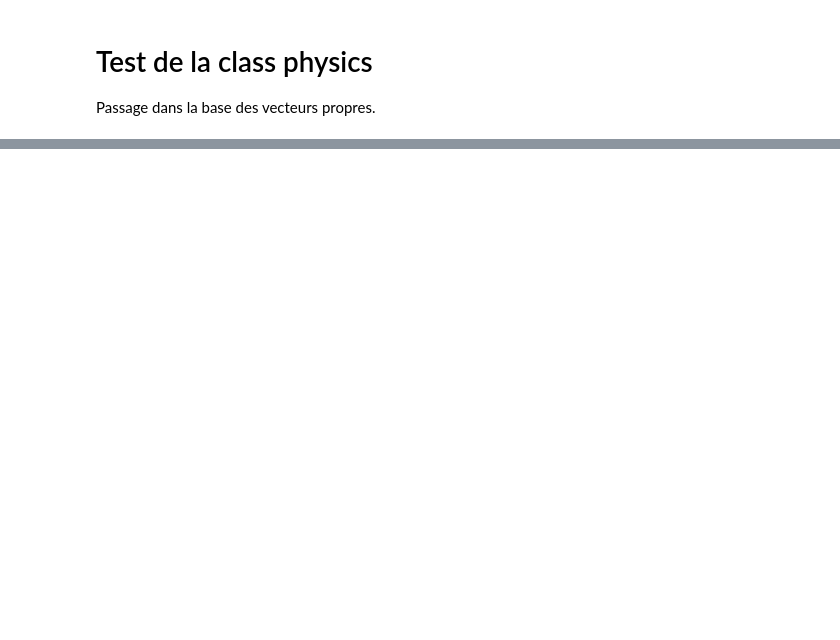
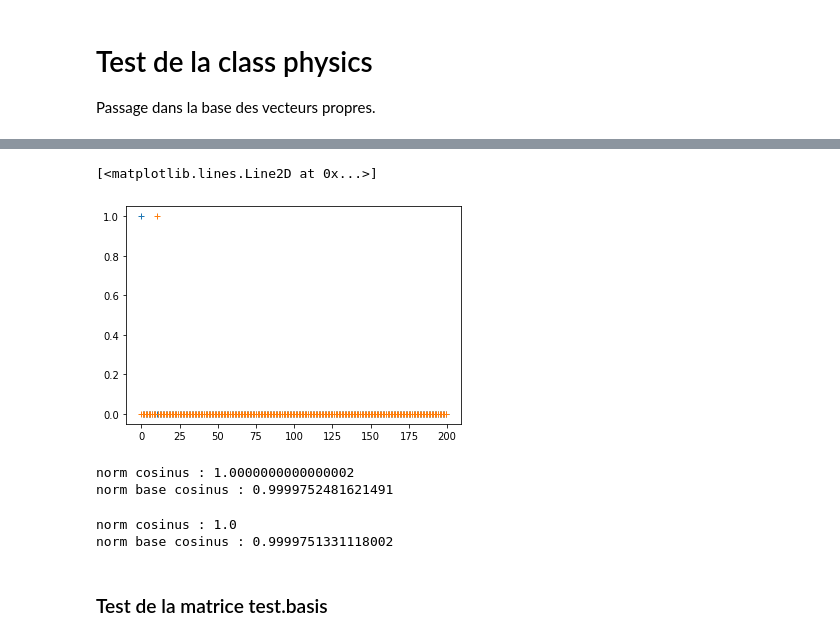
Before and after one commit to ceciledellavalle/phd, a Jupyter notebook: Test13 - Physics.ipynb, the cells around one changed output, grey strips where cells are left out. Drawn from its saved outputs; the diff is of its cells as text; code cells hidden in the pictures; blank space fills up the shorter version.

```diff
--- a/Test13 - Physics.ipynb
+++ b/Test13 - Physics.ipynb
@@ -110,0 +49,20 @@ array([3.18368254e-03, 3.18358668e-03, 3.18349426e-03, 3.18340486e-03,
+# %%
+plt.plot(y0,'+')
+plt.plot(ym,'+')
+# %% [output]
+[<matplotlib.lines.Line2D at 0x...>]
+[figure, added]
+# %%
+print('norm cosinus :',np.linalg.norm(x0)*np.sqrt(1/nx))
+print('norm base cosinus :',np.linalg.norm(y0))
+# %% [output]
+norm cosinus : 1.0000000000000002
+norm base cosinus : 0.9999752481621491
+# %%
+print('norm cosinus :',np.linalg.norm(xm)*np.sqrt(1/nx))
+print('norm base cosinus :',np.linalg.norm(ym))
+# %% [output]
+norm cosinus : 1.0
+norm base cosinus : 0.9999751331118002
+# %% [markdown]
+### Test de la matrice test.basis
```
Also changed, not shown: parts of 51 cells of this notebook, 3 other files.
